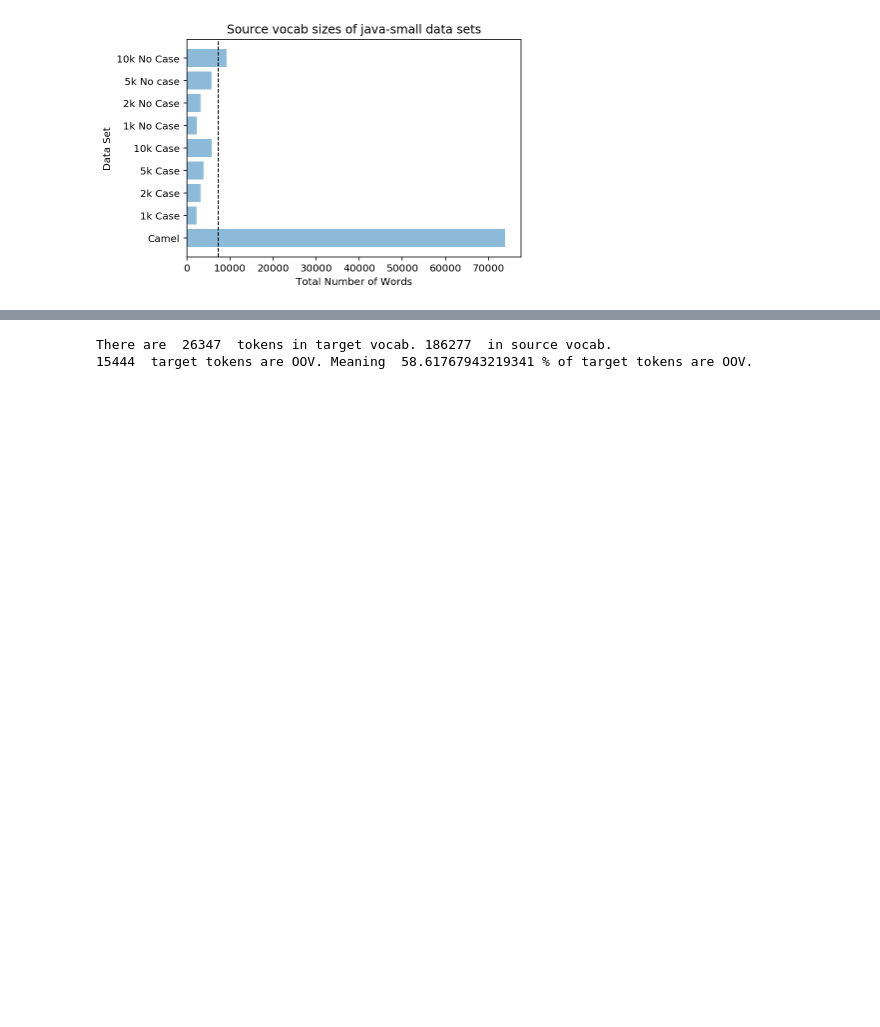
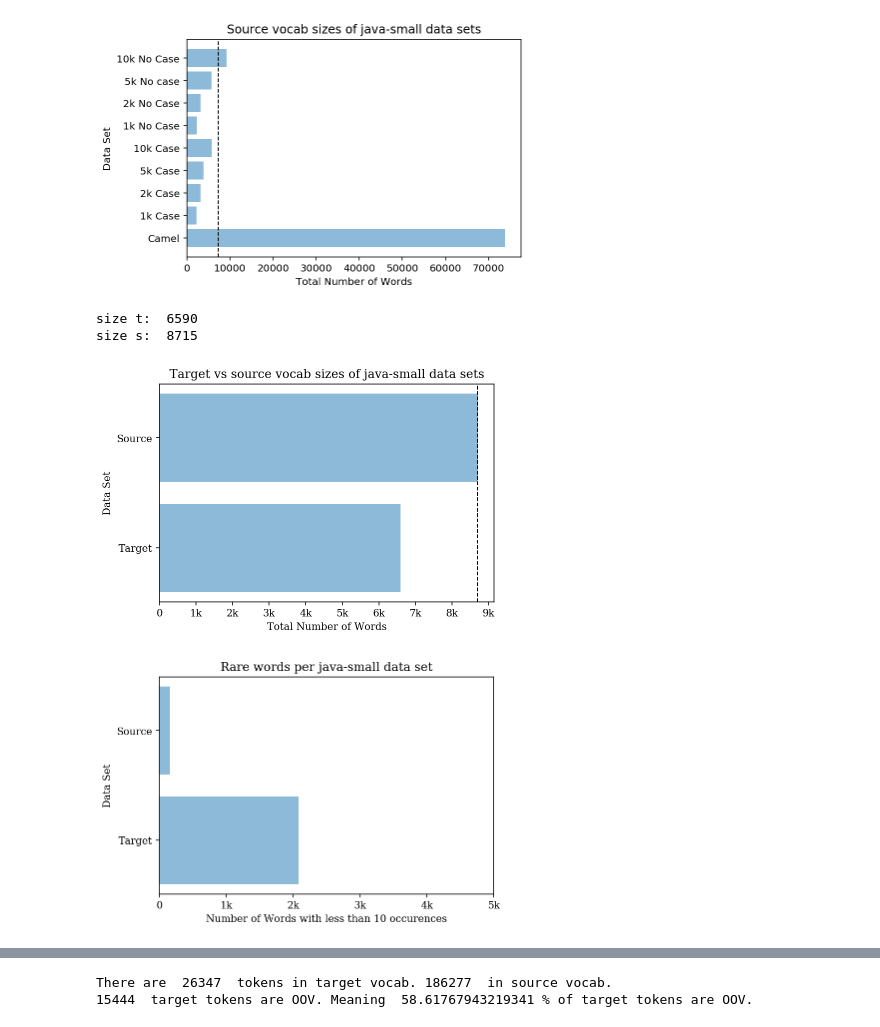
Before and after one commit to claudiosv/code2seq, a Jupyter notebook: all_figures.ipynb, the cells around one changed output, grey strips where cells are left out. Saved outputs shown, nothing was run; the diff lists cells and outputs as text; code cells hidden in the pictures; blank space fills up the shorter version.

```diff
--- a/all_figures.ipynb
+++ b/all_figures.ipynb
@@ -237,3 +237,30 @@ plot_vocab_sizes()
 size:  73904
 [figure]
 [figure]
+# %%
+def plot_small_presplit_vocab_sizes():
+    camel, cameli, _, _ = load_dataset_dictionary("data/java-small-nocase-10k-split/java-small-nocase-10k-split")
+    print("size t: ", len(camel))
+    print("size s: ", len(cameli))
+    f = plt.figure()
+    plt.title("Target vs source vocab sizes of java-small data sets")
+    plt.xlabel("Total Number of Words")
+    plt.ylabel("Data Set")
+    plt.axvline(8700,linewidth=1, color='k', ls="--")
+    plt.xticks(np.arange(0,13000,1000), ["0","1k","2k","3k","4k","5k","6k","7k","8k","9k","10k","11k", "12k"])
+    sizes = [len(camel), len(cameli)]
+    plt.barh(("Target", "Source"), sizes, align='center', alpha=0.5)
+
+#     plt.show()
+    f.savefig("figures/target_small_presplit_vocab_sizes.pdf", bbox_inches='tight')
+plot_small_presplit_vocab_sizes()
+target_tokens_med, source_subtokens_med, max_contexts_med, num_training_examples_med = load_dataset_dictionary("data/java-small-nocase-10k-split/java-small-nocase-10k-split")
+target_df_med = create_vocab_dataframe(target_tokens_med)
+source_df_med = create_vocab_dataframe(source_subtokens_med)
+plot_occurences(("Target","Source"),
+                [target_df_med, source_df_med], 10)
+# %% [output]
+size t:  6590
+size s:  8715
+[figure, added]
+[figure, added]
```
Also changed, not shown: parts of 11 cells of this notebook, 2 other files.
